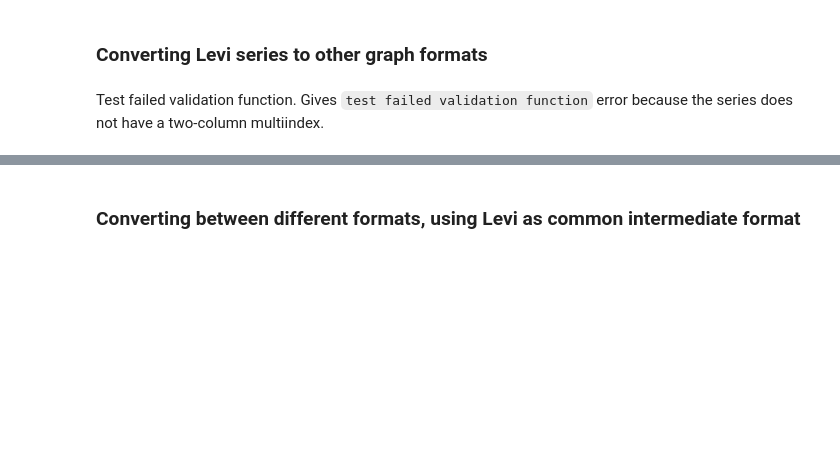
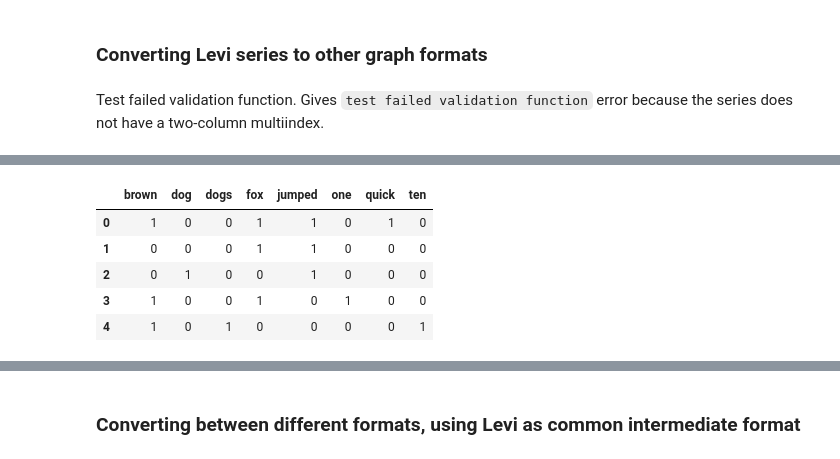
Before and after one commit to usnistgov/grabble, a Jupyter notebook: notebooks/python_decorator.ipynb, the cells around one changed output, grey strips where cells are left out. Saved outputs shown, nothing was run; the diff lists cells and outputs as text; code cells hidden in the pictures; blank space fills up the shorter version.

```diff
--- a/notebooks/python_decorator.ipynb
+++ b/notebooks/python_decorator.ipynb
@@ -192,0 +229,10 @@ Test failed validation function. Gives `test failed validation function` error b
+# %%
+biadjacency_matrix = levi_series.levi.to_biadjacency
+biadjacency_matrix
+# %% [output]
+|  | brown | dog | dogs | fox | jumped | one | quick | ten |
+| 0 | 1 | 0 | 0 | 1 | 1 | 0 | 1 | 0 |
+| 1 | 0 | 0 | 0 | 1 | 1 | 0 | 0 | 0 |
+| 2 | 0 | 1 | 0 | 0 | 1 | 0 | 0 | 0 |
+| 3 | 1 | 0 | 0 | 1 | 0 | 1 | 0 | 0 |
+| 4 | 1 | 0 | 1 | 0 | 0 | 0 | 0 | 1 |
```
Also changed, not shown: parts of 100 cells of this notebook, 4 other files.
